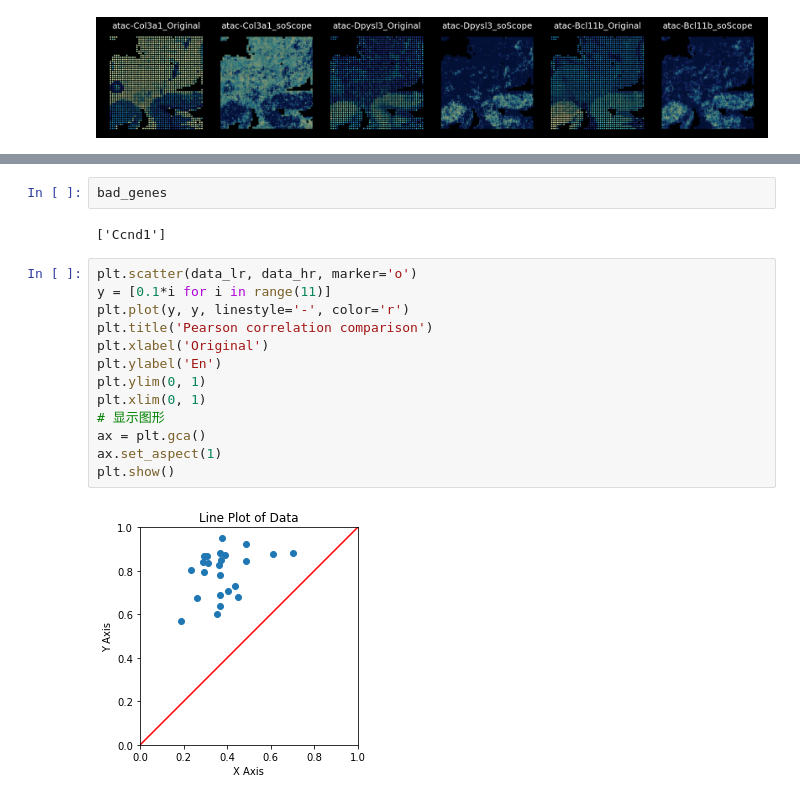
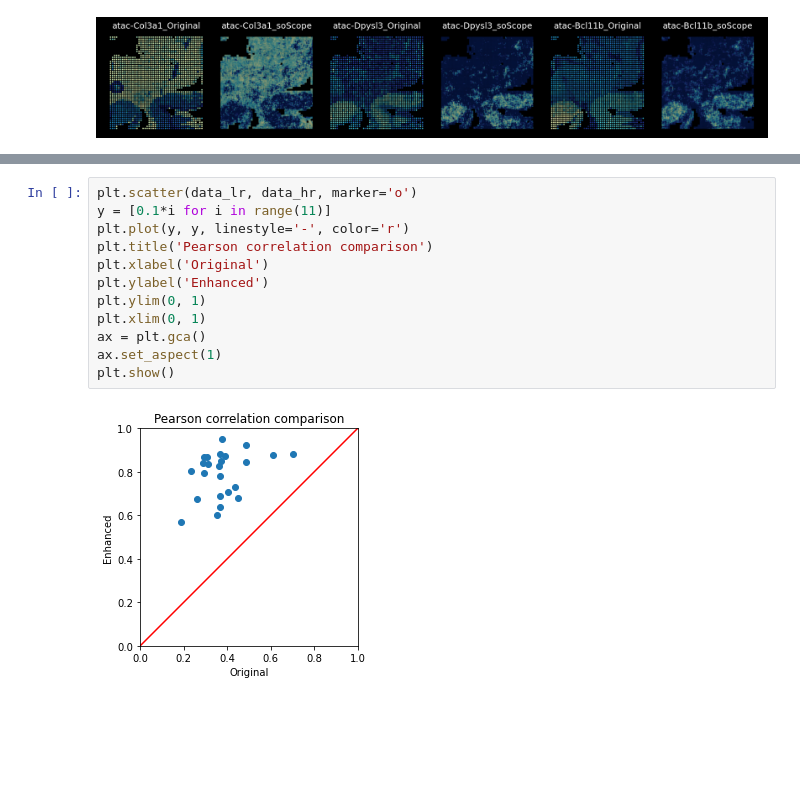
Before and after one commit to deng-ai-lab/soScope, a Jupyter notebook: soScope_demo/soScope_demo_spatial_ATAC_RNA_seq.ipynb, the cells around one changed output, grey strips where cells are left out. Drawn from its saved outputs; the diff is of its cells as text; blank space fills up the shorter version.

```diff
--- a/soScope_demo/soScope_demo_spatial_ATAC_RNA_seq.ipynb
+++ b/soScope_demo/soScope_demo_spatial_ATAC_RNA_seq.ipynb
@@ -257,22 +249,17 @@ print(np.median(data_hr))
 # %% [output]
 [figure]
 0.8278196212636711
-# %%
-bad_genes
-# %% [output]
-['Ccnd1']
 # %%
 plt.scatter(data_lr, data_hr, marker='o')
 y = [0.1*i for i in range(11)]
 plt.plot(y, y, linestyle='-', color='r')
 plt.title('Pearson correlation comparison')
 plt.xlabel('Original')
-plt.ylabel('En')
+plt.ylabel('Enhanced')
 plt.ylim(0, 1)
 plt.xlim(0, 1)
-# 显示图形
 ax = plt.gca()
 ax.set_aspect(1)
 plt.show()
 # %% [output]
-[figure, old version]
+[figure, new version]
```
Also changed, not shown: parts of 6 cells of this notebook.
